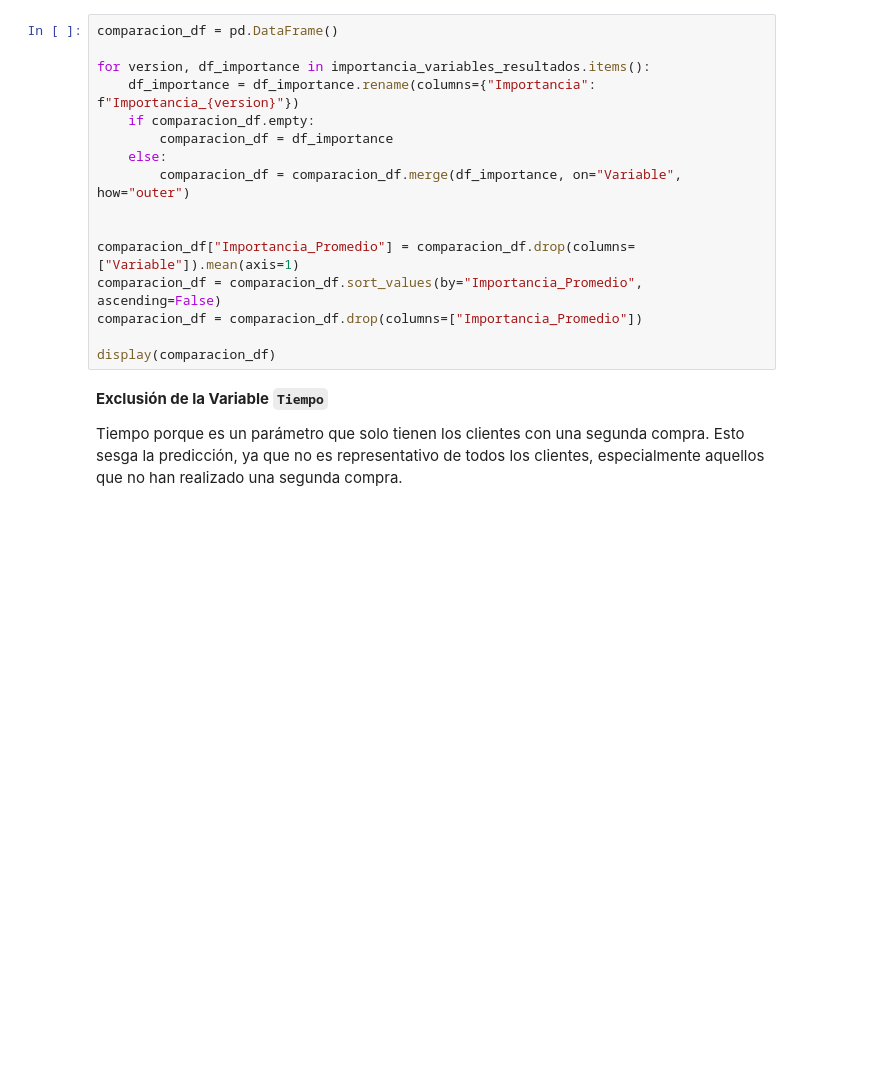
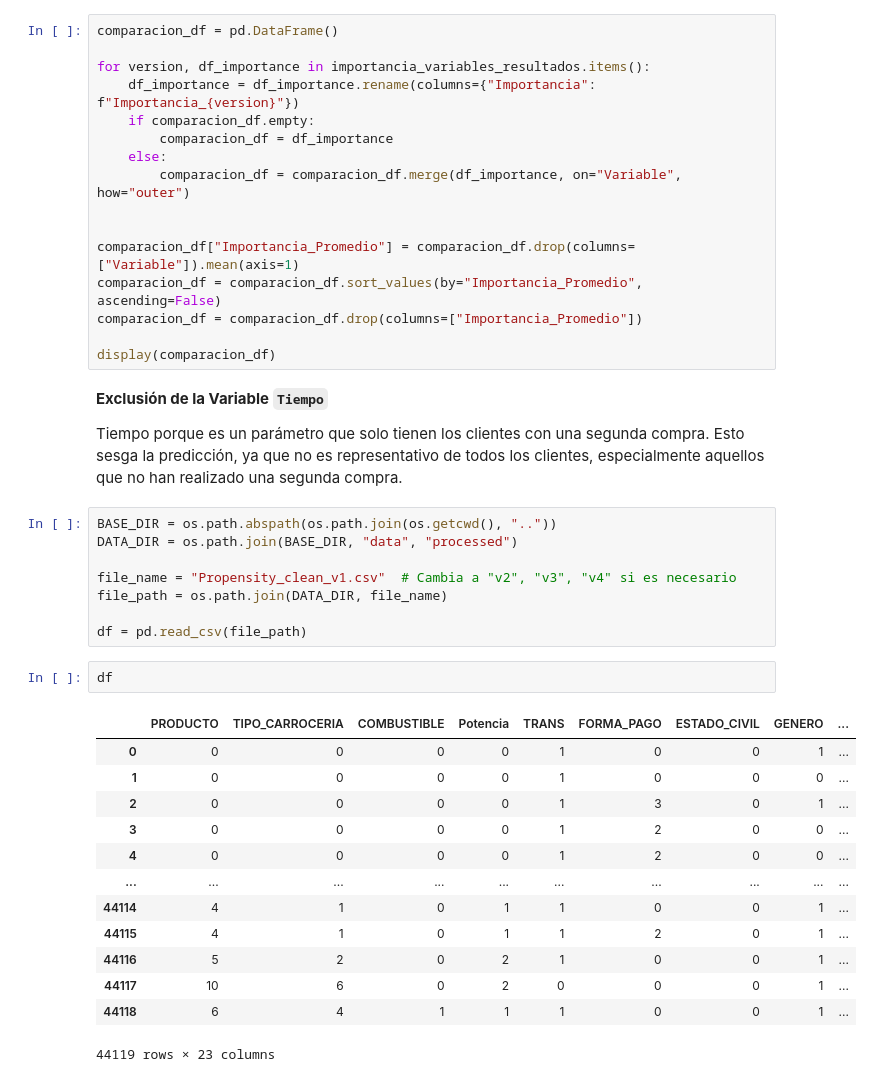
Before and after one commit to martinagg7/ia_propensity, a Jupyter notebook: models/models.ipynb, the cells around one changed output. Saved outputs shown, nothing was run; the diff lists cells and outputs as text; blank space fills up the shorter version.

```diff
--- a/models/models.ipynb
+++ b/models/models.ipynb
@@ -94,3 +171,27 @@ display(comparacion_df)
 **Exclusión de la Variable `Tiempo`**
 
 Tiempo porque es un parámetro que solo tienen los clientes con una segunda compra. Esto sesga la predicción, ya que no es representativo de todos los clientes, especialmente aquellos que no han realizado una segunda compra.
+# %%
+BASE_DIR = os.path.abspath(os.path.join(os.getcwd(), ".."))
+DATA_DIR = os.path.join(BASE_DIR, "data", "processed")
+
+file_name = "Propensity_clean_v1.csv"  # Cambia a "v2", "v3", "v4" si es necesario
+file_path = os.path.join(DATA_DIR, file_name)
+
+df = pd.read_csv(file_path)
+# %%
+df
+# %% [output]
+|  | PRODUCTO | TIPO_CARROCERIA | COMBUSTIBLE | Potencia | TRANS | FORMA_PAGO | ESTADO_CIVIL | GENERO | ... |
+| 0 | 0 | 0 | 0 | 0 | 1 | 0 | 0 | 1 | ... |
+| 1 | 0 | 0 | 0 | 0 | 1 | 0 | 0 | 0 | ... |
+| 2 | 0 | 0 | 0 | 0 | 1 | 3 | 0 | 1 | ... |
+| 3 | 0 | 0 | 0 | 0 | 1 | 2 | 0 | 0 | ... |
+| 4 | 0 | 0 | 0 | 0 | 1 | 2 | 0 | 0 | ... |
+| ... | ... | ... | ... | ... | ... | ... | ... | ... | ... |
+| 44114 | 4 | 1 | 0 | 1 | 1 | 0 | 0 | 1 | ... |
+| 44115 | 4 | 1 | 0 | 1 | 1 | 2 | 0 | 1 | ... |
+| 44116 | 5 | 2 | 0 | 2 | 1 | 0 | 0 | 1 | ... |
+| 44117 | 10 | 6 | 0 | 2 | 0 | 0 | 0 | 1 | ... |
+| 44118 | 6 | 4 | 1 | 1 | 1 | 0 | 0 | 1 | ... |
+44119 rows × 23 columns
```
Also changed, not shown: parts of 5 cells of this notebook, 3 other files.
